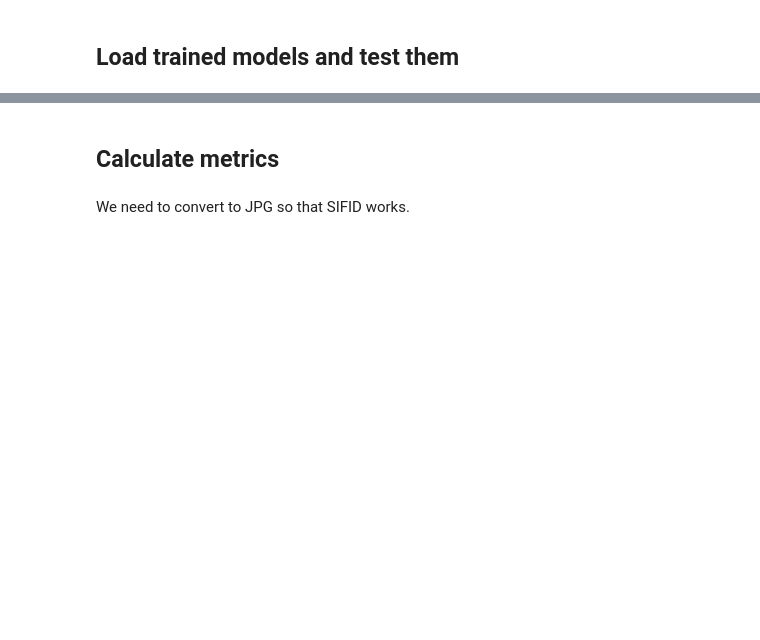
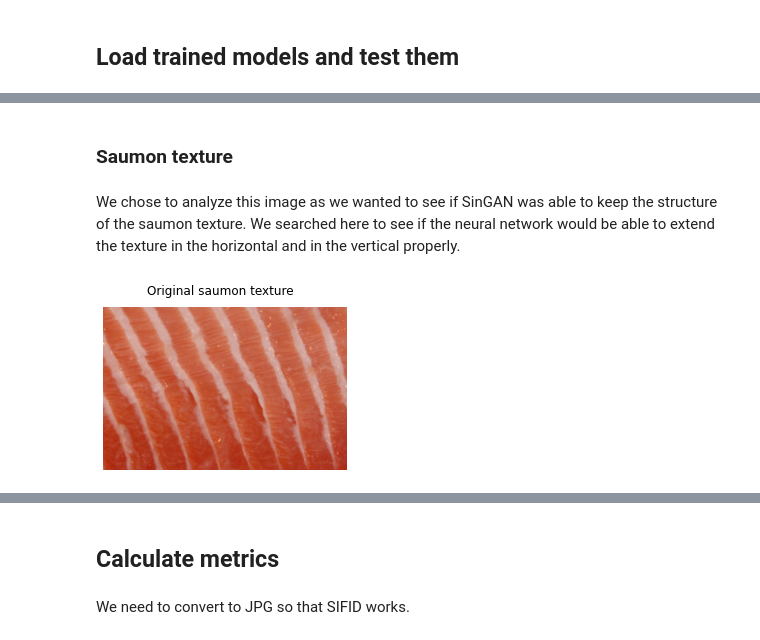
Before and after one commit to aliciafmachado/texture_singan, a Jupyter notebook: SinGAN_Alicia.ipynb, the cells around one changed output, grey strips where cells are left out. Drawn from its saved outputs; the diff is of its cells as text; code cells hidden in the pictures; blank space fills up the shorter version.

```diff
--- a/SinGAN_Alicia.ipynb
+++ b/SinGAN_Alicia.ipynb
@@ -335,0 +396,13 @@ Random Seed:  6142
+# %% [markdown]
+### Saumon texture
+# %% [markdown]
+We chose to analyze this image as we wanted to see if SinGAN was able to keep the structure of the saumon texture. We searched here to see if the neural network would be able to extend the texture in the horizontal and in the vertical properly.
+# %%
+list_paths = ['Input/Images/saumon.png']
+list_titles = ['']
+
+main_title = 'Original saumon texture'
+
+plot_imgs(list_paths, list_titles, main_title, nb_plots=1, figsize=(5,3))
+# %% [output]
+[figure, added]
```
Also changed, not shown: parts of 146 cells of this notebook.
